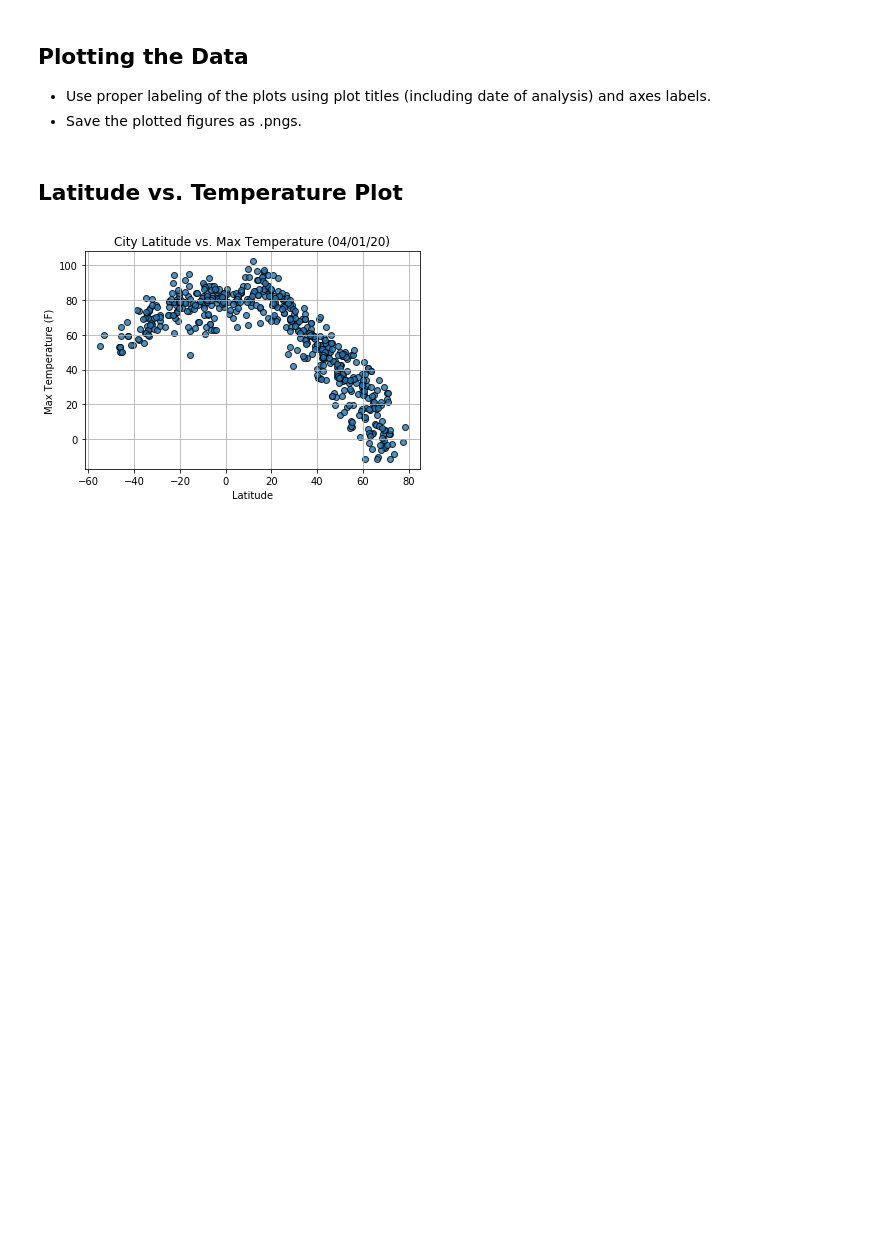
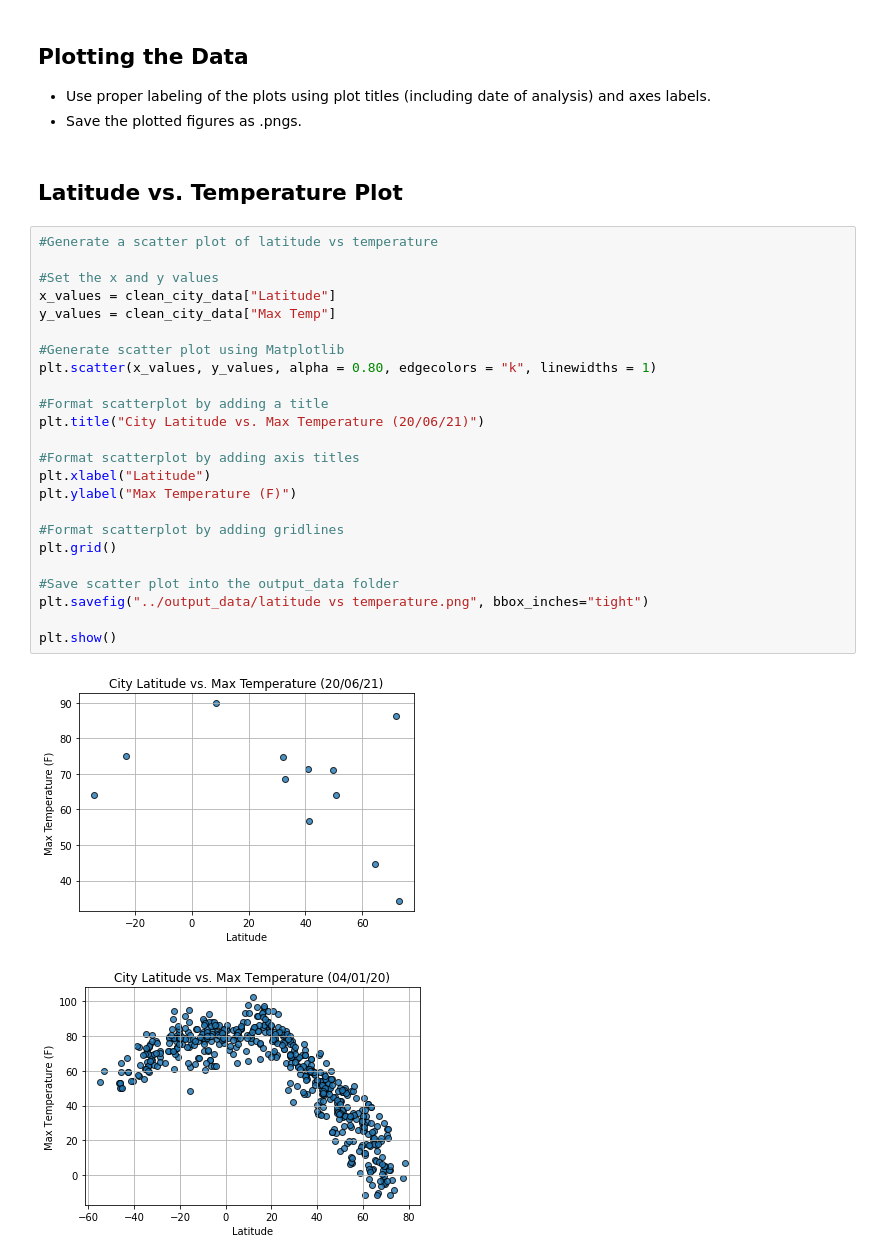
Before and after one commit to ambervanharskamp/python-api-challenge, a Jupyter notebook: starter_code/WeatherPy.ipynb, the cells around one changed output. Drawn from its saved outputs; the diff is of its cells as text; blank space fills up the shorter version.

```diff
--- a/starter_code/WeatherPy.ipynb
+++ b/starter_code/WeatherPy.ipynb
@@ -297,6 +300,32 @@ clean_city_data.head()
 * Save the plotted figures as .pngs.
 # %% [markdown]
 ## Latitude vs. Temperature Plot
+# %%
+#Generate a scatter plot of latitude vs temperature
+
+#Set the x and y values
+x_values = clean_city_data["Latitude"]
+y_values = clean_city_data["Max Temp"]
+
+#Generate scatter plot using Matplotlib
+plt.scatter(x_values, y_values, alpha = 0.80, edgecolors = "k", linewidths = 1)
+
+#Format scatterplot by adding a title
+plt.title("City Latitude vs. Max Temperature (20/06/21)")
+
+#Format scatterplot by adding axis titles
+plt.xlabel("Latitude")
+plt.ylabel("Max Temperature (F)")
+
+#Format scatterplot by adding gridlines
+plt.grid()
+
+#Save scatter plot into the output_data folder
+plt.savefig("../output_data/latitude vs temperature.png", bbox_inches="tight")
+
+plt.show()
+# %% [output]
+[figure, added]
 # %%
 # %% [output]
 [figure]
```
Also changed, not shown: parts of 21 cells of this notebook, 17 other files.
